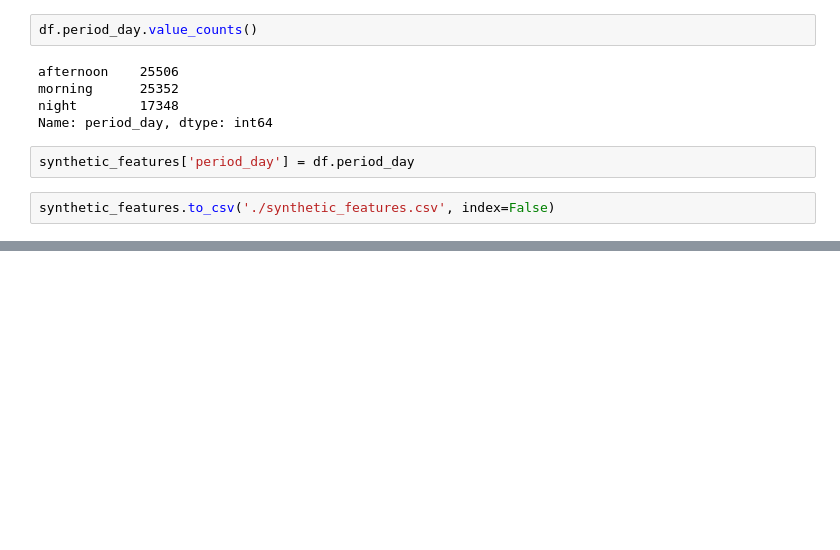
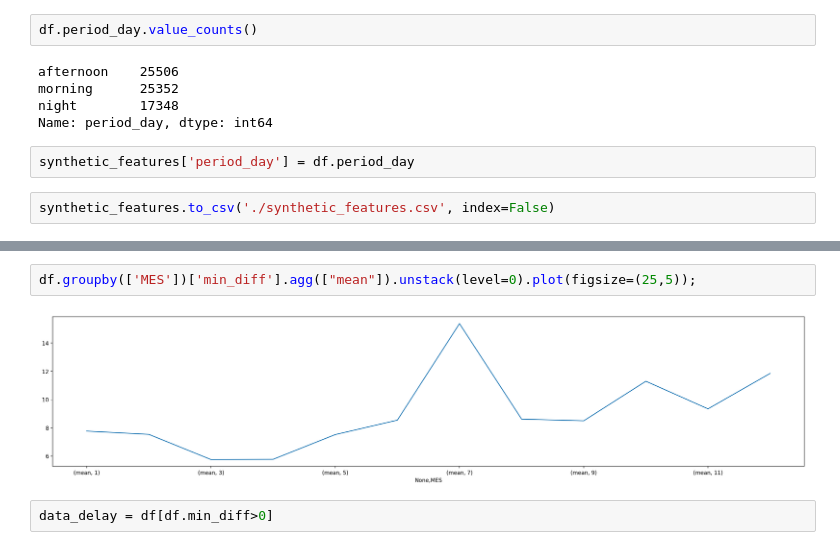
Before and after one commit to zhinkaz/LatamChallenge, a Jupyter notebook: Notebooks/solution.ipynb, the cells around one changed output, grey strips where cells are left out. Drawn from its saved outputs; the diff is of its cells as text; blank space fills up the shorter version.

```diff
--- a/Notebooks/solution.ipynb
+++ b/Notebooks/solution.ipynb
@@ -275,0 +308,6 @@ synthetic_features.to_csv('./synthetic_features.csv', index=False)
+# %%
+df.groupby(['MES'])['min_diff'].agg(["mean"]).unstack(level=0).plot(figsize=(25,5));
+# %% [output]
+[figure, added]
+# %%
+data_delay = df[df.min_diff>0]
```
Also changed, not shown: parts of 25 cells of this notebook, 2 other files.
